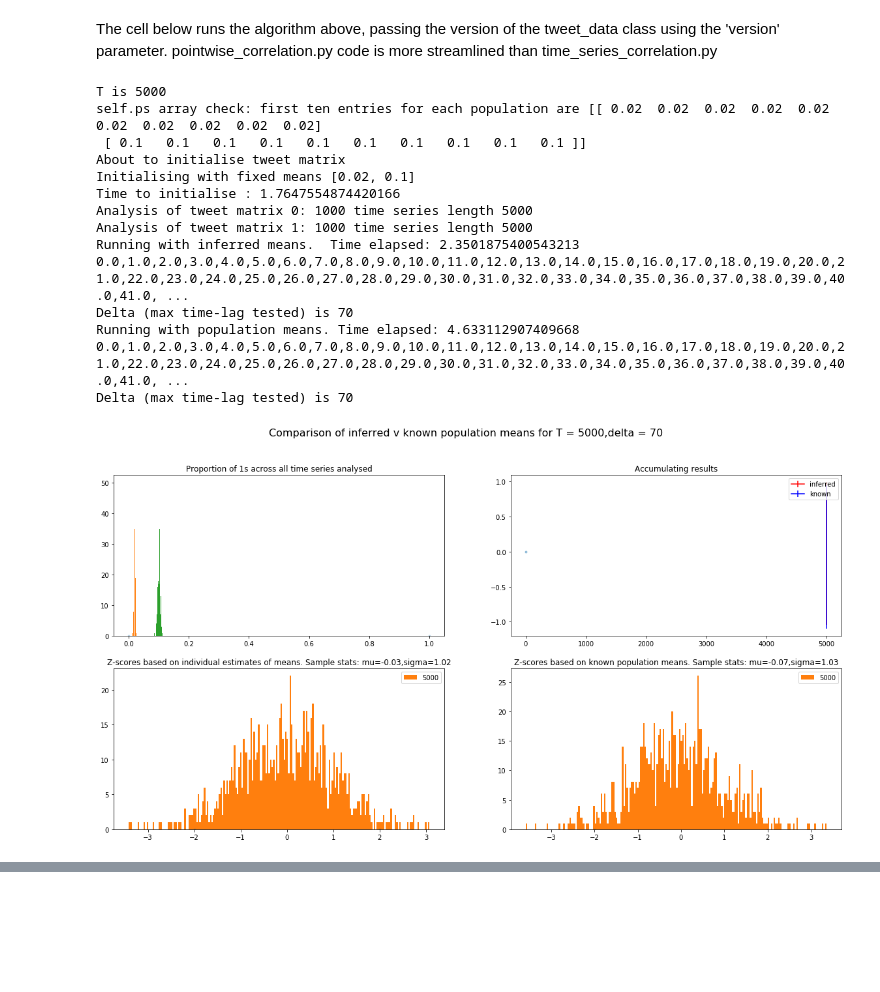
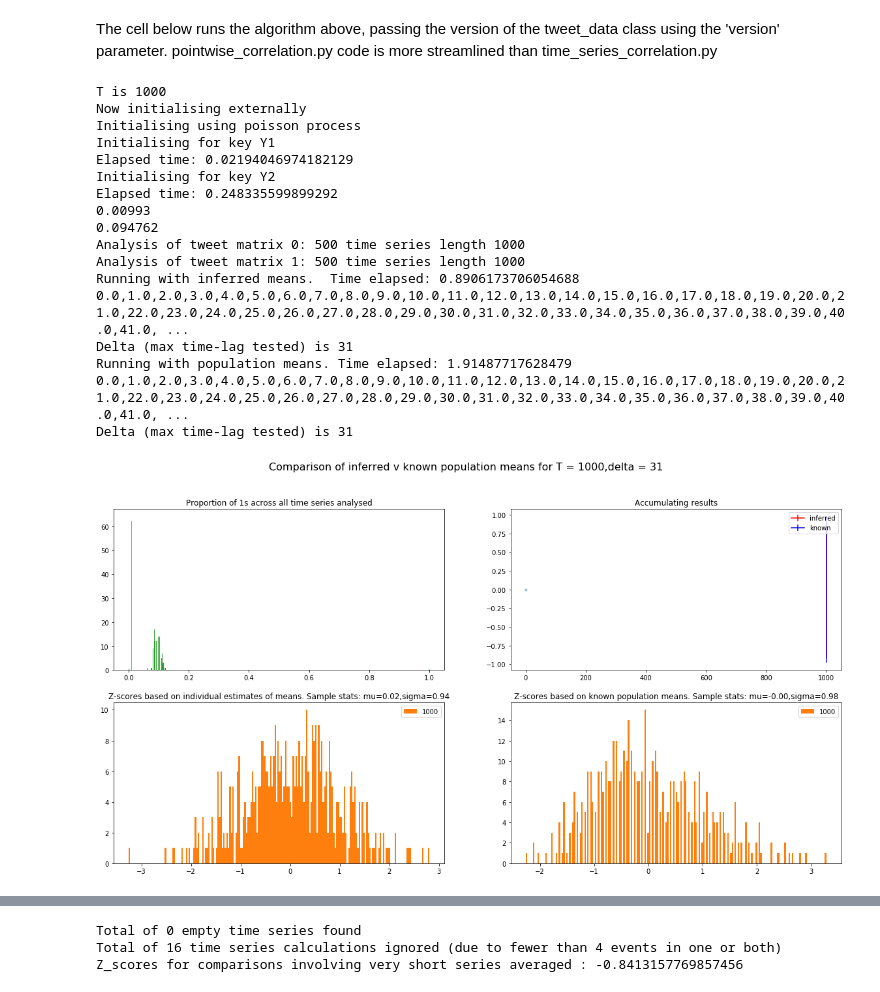
Before and after one commit to owenldennis/Tweet-timings, a Jupyter notebook: src/Tweet_project_tests.ipynb, the cells around one changed output, grey strips where cells are left out. Cells and saved outputs as stored; diff of their text form; code cells hidden in the pictures; blank space fills up the shorter version.

Commit message:
distributed_means_for_poisson

```diff
--- a/src/Tweet_project_tests.ipynb
+++ b/src/Tweet_project_tests.ipynb
@@ -7,6 +7,7 @@ The two populations of time series are returned in an array; the known probabili
 import time
 import numpy as np
 import poisson_processes as pp
+import pointwise_correlation as pc
 
 def initialise_time_series_matrices(length,number,use_fixed_means_for_setup=True,means=[0.01,0.2],poisson_process=False,verbose=True):
     T=length
@@ -43,6 +44,8 @@ def initialise_time_series_matrices(length,number,use_fixed_means_for_setup=True
         known_probs_array = [[p for i in range(n)] for p in means]
         tweet_matrices=[[np.random.choice(range(T),size=int(np.random.normal(T*p,np.sqrt(T*p*(1-p)))),replace=False) \
                          for i in range(n)] for p in means]
+        #tweet_matrices=[[pc.time_series(tweet_matrices[i][j],known_probs_array[i][j],T) for j in range(n)] for i in range(len(tweet_matrices))]
+
         if verbose:
             print("Time to initialise : {0}".format(time.time()-split_time))
 
@@ -51,9 +54,11 @@ def initialise_time_series_matrices(length,number,use_fixed_means_for_setup=True
         if verbose:
             print("Initialising with randomly selected means from truncated chai squared distribution")
         split_time=time.time()
-        known_probs_array=[[p if p<1 else np.random.uniform(0.1,0.3) for p in row] for row in ps]
+        known_probs_array=[[p if p<1 else np.random.uniform(0.1,0.3) for p in vector] for vector in ps]
         tweet_matrices=[[np.random.choice(range(T),size=int(np.random.normal(T*p,np.sqrt(T*p*(1-p)))),replace=False)\
-                              for p in ps] for ps in known_probs_array]
+                              for p in vector] for vector in known_probs_array]
+        #tweet_matrices = [[pc.time_series(tweet_matrices[i][j],known_probs_array[i][j],T) for j in range(n)] for i in range(len(tweet_matrices))]
+
         if verbose:
             print("Time to initialise : {0}".format(time.time()-split_time))
 
@@ -123,9 +128,12 @@ def compare_inferred_and_known_means(version,xs=[100,200],params=[0.1,0.5,{}],po
 
         # initialise time series if using algorithm in notebook
         if use_external_initialisation:
-            ts_matrices,known_probs_array = initialise_time_series_matrices(T,number,use_fixed_means_for_setup=params[2]['Use fixed means for setup'],\
+            tweet_matrices,known_probs_array = initialise_time_series_matrices(T,number,use_fixed_means_for_setup=params[2]['Use fixed means for setup'],\
                                                           means=[params[0],params[1]],poisson_process=poisson_process,verbose=verbose)
-            params_dict['Known probabilities array'] = known_probs_array
+            # create time series objects for each time series
+            ts_matrices=[[pc.time_series(tweet_matrices[i][j],known_probs_array[i][j],T) for j in range(number)]
+                             for i in range(len(tweet_matrices))]
+
         else:
             ts_matrices = [] # will be initialised within the class
 
@@ -178,45 +186,64 @@ The cell below runs the algorithm above, passing the version of the tweet_data c
 # %%
 import pointwise_correlation as pc
 import time_series_correlation as tc
 import numpy as np
 import matplotlib.pyplot as plt
 import pandas as pd
 plt.rcParams['figure.figsize']=[20,10]
 
+pc.SHORT_TIME_SERIES_Z_SCORES = []
+pc.EMPTY_TIME_SERIES_COUNT = 0
 # parameter dictionary
 params_dict = {
 #                'T' : 1000                        # Length of each time series
-                'n' : 1000,                      # How many time series in each population
-               'Use external intialisation' : False,
+                'n' : 500,                      # How many time series in each population
+               'Use external intialisation' : True,
 #                   'Use population means' : True, # Refers to whether correlation calculation is based on pre-determined or measured means
-                   'Use fixed means for setup' : True, # Refers to whether population(s) taken from given means or chai-squared dist
+                   'Use fixed means for setup' : False, # Refers to whether population(s) taken from given means or chai-squared dist
 #                       'random seed' : None,
 #                   'Test_mode' : False,
-                   'dense' : True,
-                    'sparse': False
+                   'dense' : True,  # only needed for time_series_correlation (obsolete class)
+                    'sparse': False # must be false - only dense time series can be analysed
                     }
 
-lengths=[5000]  # Which lengths of time series to run the algorithm for
-p1=0.02                # mean occurences from which populations will be drawn
+lengths=[1000]  # Which lengths of time series to run the algorithm for
+p1=0.01                # mean occurences from which populations will be drawn
 p2=0.1                # if fixed means are used
 df=compare_inferred_and_known_means(version=pc,xs=lengths,params=[p1,p2,params_dict],
-                                    poisson_process=False,disjoint=True,verbose=True)
+                                    poisson_process=True,disjoint=True,verbose=True)
 plt.show()
 display(df)
+
+short_ts_data = np.array(pc.SHORT_TIME_SERIES_Z_SCORES)
+print("Total of {0} empty time series found".format(pc.EMPTY_TIME_SERIES_COUNT))
+print("Total of {0} time series calculations ignored (due to fewer than 4 events in one or both)".format(len(short_ts_data)))
+
+if len(short_ts_data):
+    df = pd.DataFrame(list(np.transpose([[min(ts_data[0],ts_data[1]) for ts_data in short_ts_data],list(short_ts_data[:,2])])),
+                      columns = ['Length of short time series','Z score'])
+    print("Z_scores for comparisons involving very short series averaged : {0}".format(np.mean(short_ts_data[:,2])))
+    #plt.plot([min(ts_data[0],ts_data[1]) for ts_data in short_ts_data],short_ts_data[:,2], 'x')
+    #plt.show()
+
+#print("Mean and sigma for the z scores for empty time series are {0} and {1}".format(np.mean(z_scores), np.std(z_scores)))
+#plt.hist(z_scores)
 # %% [output]
-T is 5000
-self.ps array check: first ten entries for each population are [[ 0.02  0.02  0.02  0.02  0.02  0.02  0.02  0.02  0.02  0.02]
- [ 0.1   0.1   0.1   0.1   0.1   0.1   0.1   0.1   0.1   0.1 ]]
-About to initialise tweet matrix
-Initialising with fixed means [0.02, 0.1]
-Time to initialise : 1.7647554874420166
-Analysis of tweet matrix 0: 1000 time series length 5000
-Analysis of tweet matrix 1: 1000 time series length 5000
-Running with inferred means.  Time elapsed: 2.3501875400543213
+T is 1000
+Now initialising externally
+Initialising using poisson process
+Initialising for key Y1
+Elapsed time: 0.02194046974182129
+Initialising for key Y2
+Elapsed time: 0.248335599899292
+0.00993
+0.094762
+Analysis of tweet matrix 0: 500 time series length 1000
+Analysis of tweet matrix 1: 500 time series length 1000
+Running with inferred means.  Time elapsed: 0.8906173706054688
 0.0,1.0,2.0,3.0,4.0,5.0,6.0,7.0,8.0,9.0,10.0,11.0,12.0,13.0,14.0,15.0,16.0,17.0,18.0,19.0,20.0,21.0,22.0,23.0,24.0,25.0,26.0,27.0,28.0,29.0,30.0,31.0,32.0,33.0,34.0,35.0,36.0,37.0,38.0,39.0,40.0,41.0, ...
-Delta (max time-lag tested) is 70
-Running with population means. Time elapsed: 4.633112907409668
+Delta (max time-lag tested) is 31
+Running with population means. Time elapsed: 1.91487717628479
 0.0,1.0,2.0,3.0,4.0,5.0,6.0,7.0,8.0,9.0,10.0,11.0,12.0,13.0,14.0,15.0,16.0,17.0,18.0,19.0,20.0,21.0,22.0,23.0,24.0,25.0,26.0,27.0,28.0,29.0,30.0,31.0,32.0,33.0,34.0,35.0,36.0,37.0,38.0,39.0,40.0,41.0, ...
-Delta (max time-lag tested) is 70
+Delta (max time-lag tested) is 31
-[figure, old version]
+[figure, new version]
 |  | T | Z score std dev (inferred means) | Z score mean (inferred means) | Z score std dev (known means) | Z score mean (known means) |
@@ -223,0 +251,3 @@ Delta (max time-lag tested) is 70
+Total of 0 empty time series found
+Total of 16 time series calculations ignored (due to fewer than 4 events in one or both)
+Z_scores for comparisons involving very short series averaged : -0.8413157769857456
```
Also changed, not shown: parts of 2 cells of this notebook, 2 other files.
